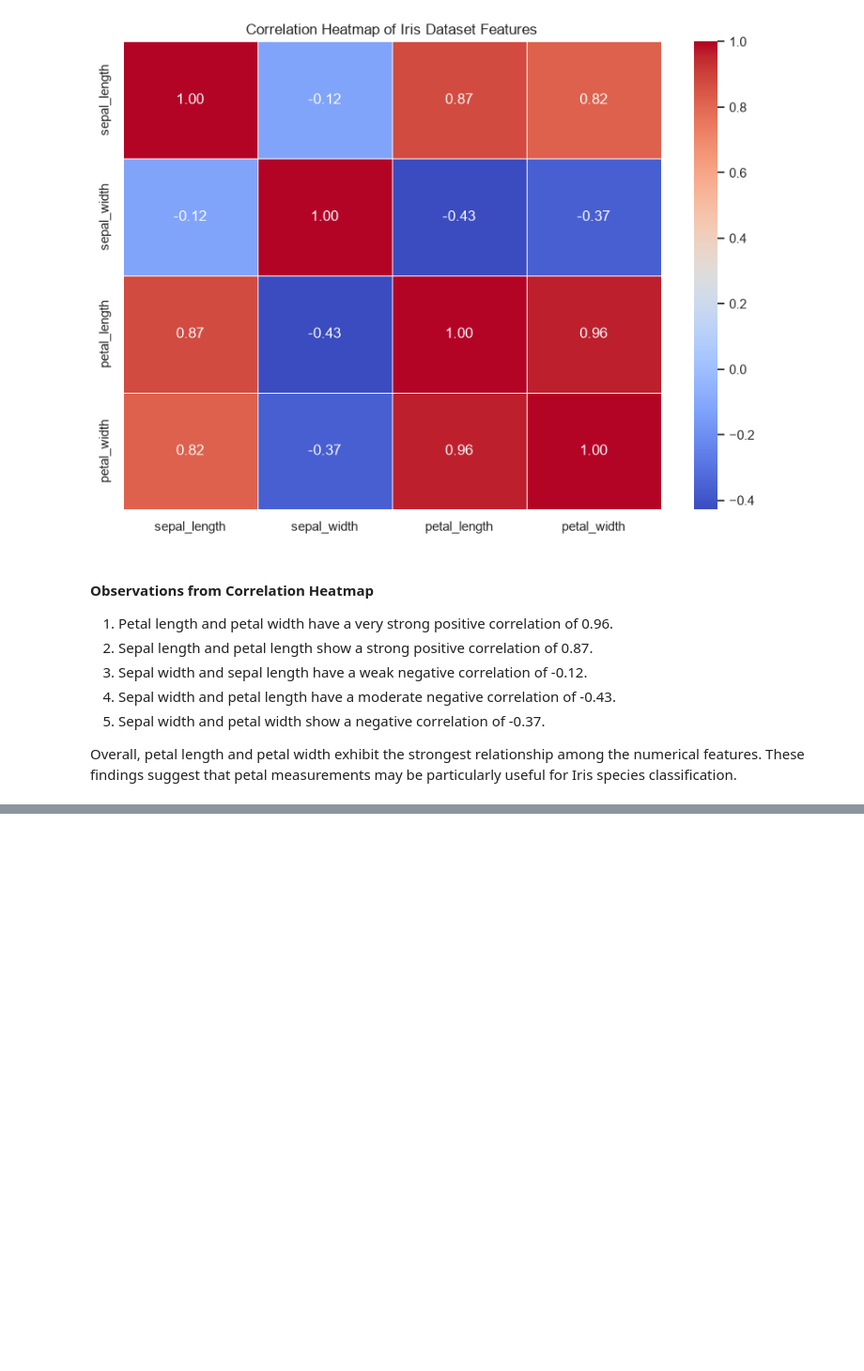
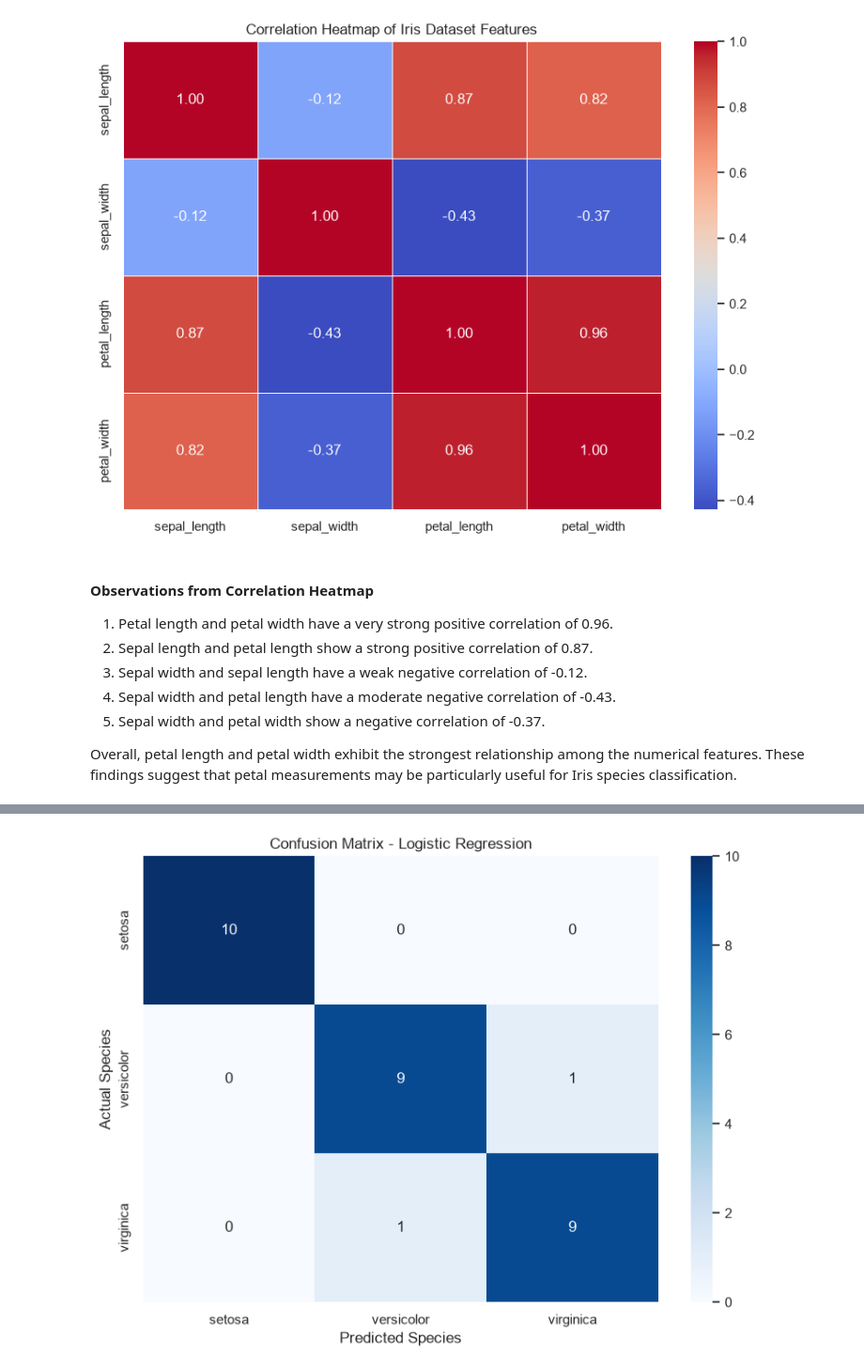
Before and after one commit to itsnatashasingh/Datheon_Python_Internship, a Jupyter notebook: Task_1_Iris_Classification/notebook/iris_classification.ipynb, the cells around one changed output, grey strips where cells are left out. Shown at 94% size. Drawn from its saved outputs; the diff is of its cells as text; code cells hidden in the pictures; blank space fills up the shorter version.

```diff
--- a/Task_1_Iris_Classification/notebook/iris_classification.ipynb
+++ b/Task_1_Iris_Classification/notebook/iris_classification.ipynb
@@ -345,0 +608,16 @@ Overall, petal length and petal width exhibit the strongest relationship among t
+# %%
+# Generate predictions using the trained Logistic Regression model.
+logistic_predictions = logistic_model.predict(X_test_scaled)
+
+# Generate predictions using the trained Decision Tree model.
+decision_tree_predictions = decision_tree_model.predict(X_test_scaled)
+
+# Display a sample of actual and predicted labels.
+print("Actual Labels:")
+print(y_test[:10])
+
+print("\nLogistic Regression Predictions:")
+print(logistic_predictions[:10])
+
+print("\nDecision Tree Predictions:")
+print(decision_tree_predictions[:10])
@@ -345,0 +806,23 @@ Overall, petal length and petal width exhibit the strongest relationship among t
+# %%
+# Calculate the confusion matrix for Logistic Regression.
+logistic_cm = confusion_matrix(y_test, logistic_predictions)
+
+# Create a heatmap to visualize the classification results.
+plt.figure(figsize=(8, 6))
+
+sns.heatmap(
+    logistic_cm,
+    annot=True,
+    fmt="d",
+    cmap="Blues",
+    xticklabels=label_encoder.classes_,
+    yticklabels=label_encoder.classes_
+)
+
+plt.title("Confusion Matrix - Logistic Regression")
+plt.xlabel("Predicted Species")
+plt.ylabel("Actual Species")
+plt.tight_layout()
+plt.show()
+# %% [output]
+[figure, added]
```
Also changed, not shown: parts of 47 cells of this notebook, 1 other file.
